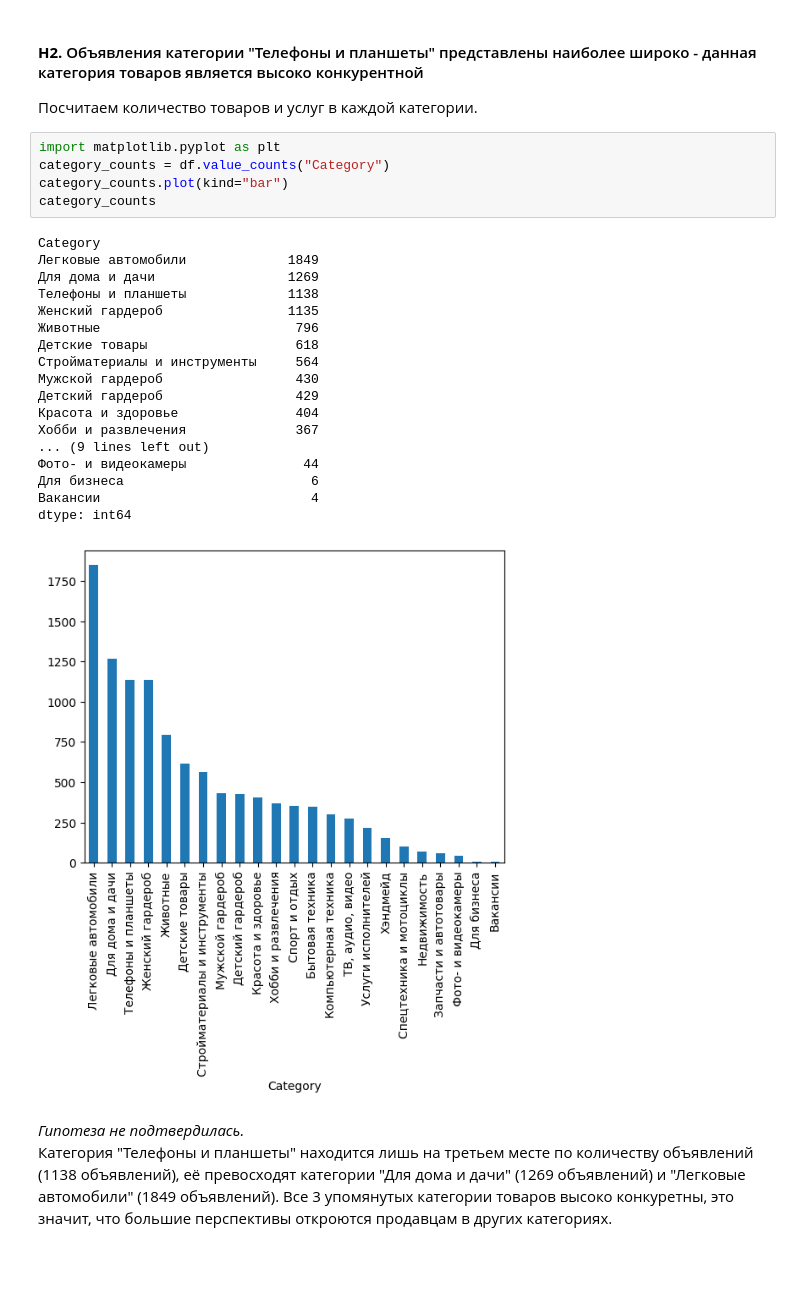
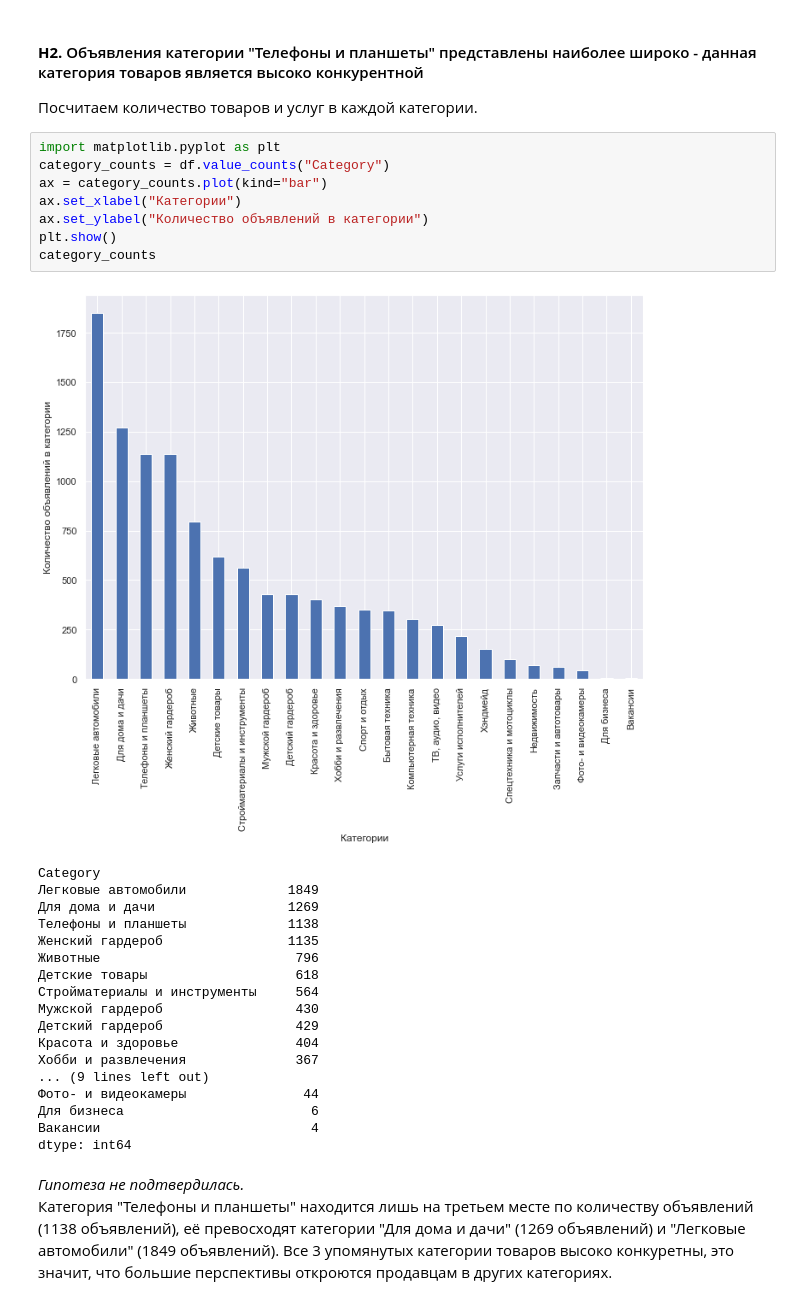
Before and after one commit to LysinKirill/ProjectNIS, a Jupyter notebook: project.ipynb, the cells around one changed output. Saved outputs shown, nothing was run; the diff lists cells and outputs as text; blank space fills up the shorter version.

```diff
--- a/project.ipynb
+++ b/project.ipynb
@@ -475,9 +476,13 @@ print(f"{ratingDf['Seller_rating'].corr(ratingDf['Price']):.5f}")
 # %%
 import matplotlib.pyplot as plt
 category_counts = df.value_counts("Category")
-category_counts.plot(kind="bar")
+ax = category_counts.plot(kind="bar")
+ax.set_xlabel("Категории")
+ax.set_ylabel("Количество объявлений в категории")
+plt.show()
 category_counts
 # %% [output]
+[figure, new version]
 Category
 Легковые автомобили             1849
 Для дома и дачи                 1269
@@ -495,7 +500,6 @@ Category
 Для бизнеса                        6
 Вакансии                           4
 dtype: int64
-[figure, old version]
 # %% [markdown]
 <i>Гипотеза не подтвердилась.</i><br>
 Категория "Телефоны и планшеты" находится лишь на третьем месте по количеству объявлений (1138 объявлений), её превосходят категории "Для дома и дачи" (1269 объявлений) и "Легковые автомобили" (1849 объявлений). Все 3 упомянутых категории товаров высоко конкуретны, это значит, что большие перспективы откроются продавцам в других категориях.
```
Also changed, not shown: parts of 23 cells of this notebook.
